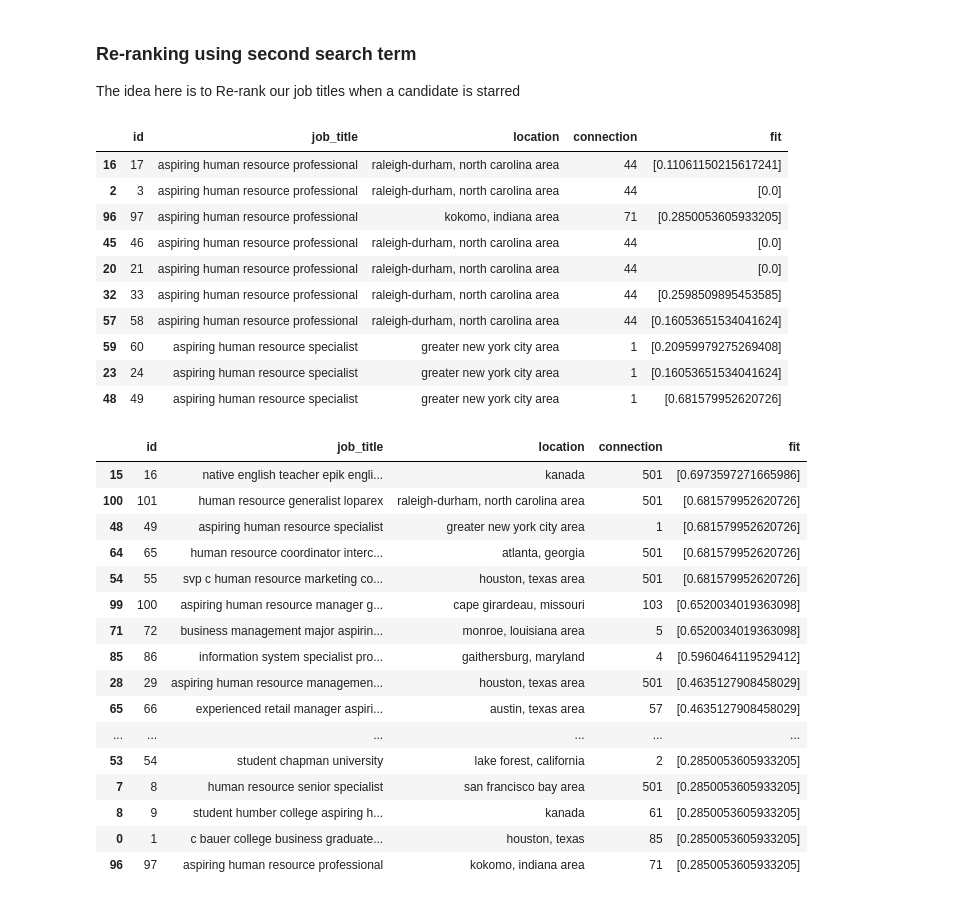
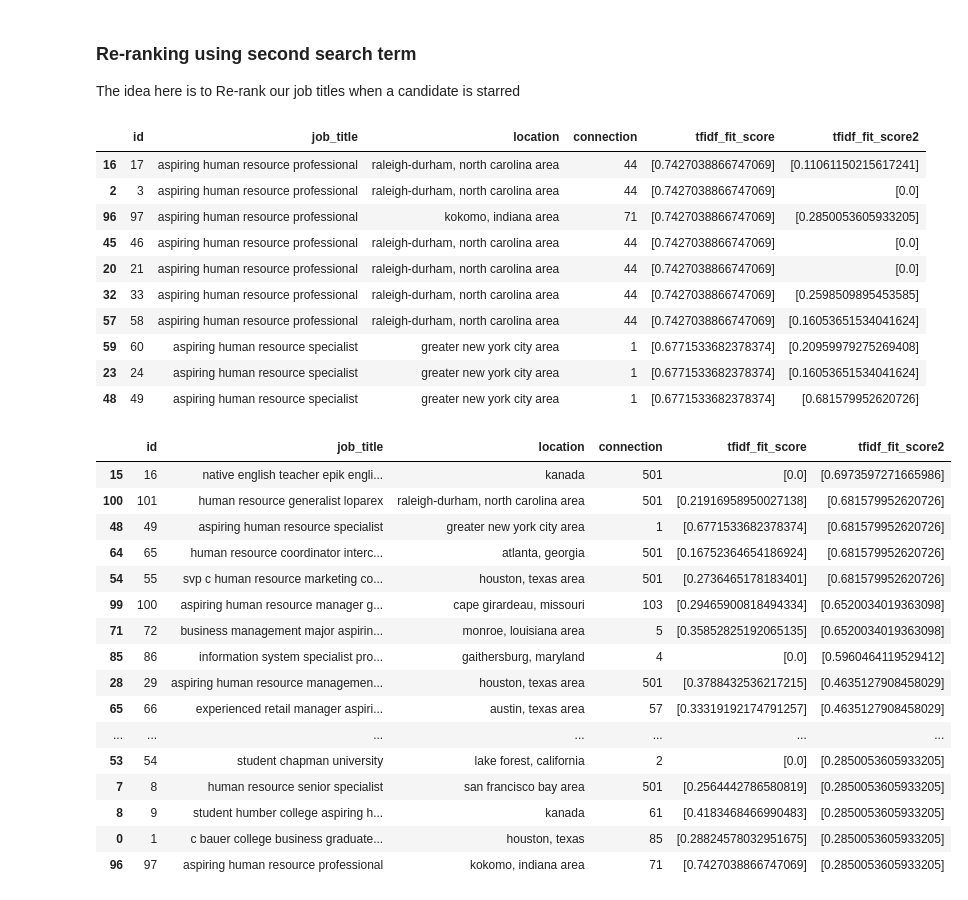
Before and after one commit to Ayesha-da/Potential_Talents, a Jupyter notebook: Potential_Talents1.ipynb, the cells around one changed output. Cells and saved outputs as stored; diff of their text form; code cells hidden in the pictures.

```diff
--- a/Potential_Talents1.ipynb
+++ b/Potential_Talents1.ipynb
@@ -250,6 +250,6 @@ similarity_matrix = cosine_similarity(df1_tvec, search_vec)
 # Get and rank the scores of the one search term only (similarity_matrix[i][0])
 # If you calculate for many search terms, you have to change this (with for loop outside)
 score_to_rank = [[similarity_matrix[i][0]] for i in range(len(similarity_matrix))]
-df['fit'] = score_to_rank
+df['tfidf_fit_score'] = score_to_rank
 df.head(10)
 # %% [output]
@@ -265,6 +265,6 @@ df.head(10)
 | 8 | 9 | student humber college aspiring h... | kanada | 61 | [0.4183468466990483] |
 | 9 | 10 | seeking human resource human reso... | greater philadelphia area | 501 | [0.39820515964754416] |
 # %%
-df.sort_values(by='fit', axis=0, ascending=False, inplace=True)
+df.sort_values(by='tfidf_fit_score', axis=0, ascending=False, inplace=True)
 df.head(20)
 # %% [output]
@@ -291,38 +291,38 @@ df.head(20)
 The idea here is to Re-rank our job titles when a candidate is starred
 # %%
 score_to_rank = [[similarity_matrix[i][1]] for i in range(len(similarity_matrix))]
-df['fit'] = score_to_rank
+df['tfidf_fit_score2'] = score_to_rank
 df.head(10)
 # %% [output]
-|  | id | job_title | location | connection | fit |
-| 16 | 17 | aspiring human resource professional | raleigh-durham, north carolina area | 44 | [0.11061150215617241] |
-| 2 | 3 | aspiring human resource professional | raleigh-durham, north carolina area | 44 | [0.0] |
-| 96 | 97 | aspiring human resource professional | kokomo, indiana area | 71 | [0.2850053605933205] |
-| 45 | 46 | aspiring human resource professional | raleigh-durham, north carolina area | 44 | [0.0] |
-| 20 | 21 | aspiring human resource professional | raleigh-durham, north carolina area | 44 | [0.0] |
-| 32 | 33 | aspiring human resource professional | raleigh-durham, north carolina area | 44 | [0.2598509895453585] |
-| 57 | 58 | aspiring human resource professional | raleigh-durham, north carolina area | 44 | [0.16053651534041624] |
-| 59 | 60 | aspiring human resource specialist | greater new york city area | 1 | [0.20959979275269408] |
-| 23 | 24 | aspiring human resource specialist | greater new york city area | 1 | [0.16053651534041624] |
-| 48 | 49 | aspiring human resource specialist | greater new york city area | 1 | [0.681579952620726] |
+|  | id | job_title | location | connection | tfidf_fit_score | tfidf_fit_score2 |
+| 16 | 17 | aspiring human resource professional | raleigh-durham, north carolina area | 44 | [0.7427038866747069] | [0.11061150215617241] |
+| 2 | 3 | aspiring human resource professional | raleigh-durham, north carolina area | 44 | [0.7427038866747069] | [0.0] |
+| 96 | 97 | aspiring human resource professional | kokomo, indiana area | 71 | [0.7427038866747069] | [0.2850053605933205] |
+| 45 | 46 | aspiring human resource professional | raleigh-durham, north carolina area | 44 | [0.7427038866747069] | [0.0] |
+| 20 | 21 | aspiring human resource professional | raleigh-durham, north carolina area | 44 | [0.7427038866747069] | [0.0] |
+| 32 | 33 | aspiring human resource professional | raleigh-durham, north carolina area | 44 | [0.7427038866747069] | [0.2598509895453585] |
+| 57 | 58 | aspiring human resource professional | raleigh-durham, north carolina area | 44 | [0.7427038866747069] | [0.16053651534041624] |
+| 59 | 60 | aspiring human resource specialist | greater new york city area | 1 | [0.6771533682378374] | [0.20959979275269408] |
+| 23 | 24 | aspiring human resource specialist | greater new york city area | 1 | [0.6771533682378374] | [0.16053651534041624] |
+| 48 | 49 | aspiring human resource specialist | greater new york city area | 1 | [0.6771533682378374] | [0.681579952620726] |
 # %%
-df.sort_values(by='fit', axis=0, ascending=False, inplace=True)
+df.sort_values(by='tfidf_fit_score2', axis=0, ascending=False, inplace=True)
 df.head(20)
 # %% [output]
-|  | id | job_title | location | connection | fit |
-| 15 | 16 | native english teacher epik engli... | kanada | 501 | [0.6973597271665986] |
-| 100 | 101 | human resource generalist loparex | raleigh-durham, north carolina area | 501 | [0.681579952620726] |
-| 48 | 49 | aspiring human resource specialist | greater new york city area | 1 | [0.681579952620726] |
-| 64 | 65 | human resource coordinator interc... | atlanta, georgia | 501 | [0.681579952620726] |
-| 54 | 55 | svp c human resource marketing co... | houston, texas area | 501 | [0.681579952620726] |
-| 99 | 100 | aspiring human resource manager g... | cape girardeau, missouri | 103 | [0.6520034019363098] |
-| 71 | 72 | business management major aspirin... | monroe, louisiana area | 5 | [0.6520034019363098] |
-| 85 | 86 | information system specialist pro... | gaithersburg, maryland | 4 | [0.5960464119529412] |
-| 28 | 29 | aspiring human resource managemen... | houston, texas area | 501 | [0.4635127908458029] |
-| 65 | 66 | experienced retail manager aspiri... | austin, texas area | 57 | [0.4635127908458029] |
-| ... | ... | ... | ... | ... | ... |
-| 53 | 54 | student chapman university | lake forest, california | 2 | [0.2850053605933205] |
-| 7 | 8 | human resource senior specialist | san francisco bay area | 501 | [0.2850053605933205] |
-| 8 | 9 | student humber college aspiring h... | kanada | 61 | [0.2850053605933205] |
-| 0 | 1 | c bauer college business graduate... | houston, texas | 85 | [0.2850053605933205] |
-| 96 | 97 | aspiring human resource professional | kokomo, indiana area | 71 | [0.2850053605933205] |
+|  | id | job_title | location | connection | tfidf_fit_score | tfidf_fit_score2 |
+| 15 | 16 | native english teacher epik engli... | kanada | 501 | [0.0] | [0.6973597271665986] |
+| 100 | 101 | human resource generalist loparex | raleigh-durham, north carolina area | 501 | [0.21916958950027138] | [0.681579952620726] |
+| 48 | 49 | aspiring human resource specialist | greater new york city area | 1 | [0.6771533682378374] | [0.681579952620726] |
+| 64 | 65 | human resource coordinator interc... | atlanta, georgia | 501 | [0.16752364654186924] | [0.681579952620726] |
+| 54 | 55 | svp c human resource marketing co... | houston, texas area | 501 | [0.2736465178183401] | [0.681579952620726] |
+| 99 | 100 | aspiring human resource manager g... | cape girardeau, missouri | 103 | [0.29465900818494334] | [0.6520034019363098] |
+| 71 | 72 | business management major aspirin... | monroe, louisiana area | 5 | [0.35852825192065135] | [0.6520034019363098] |
+| 85 | 86 | information system specialist pro... | gaithersburg, maryland | 4 | [0.0] | [0.5960464119529412] |
+| 28 | 29 | aspiring human resource managemen... | houston, texas area | 501 | [0.3788432536217215] | [0.4635127908458029] |
+| 65 | 66 | experienced retail manager aspiri... | austin, texas area | 57 | [0.33319192174791257] | [0.4635127908458029] |
+| ... | ... | ... | ... | ... | ... | ... |
+| 53 | 54 | student chapman university | lake forest, california | 2 | [0.0] | [0.2850053605933205] |
+| 7 | 8 | human resource senior specialist | san francisco bay area | 501 | [0.2564442786580819] | [0.2850053605933205] |
+| 8 | 9 | student humber college aspiring h... | kanada | 61 | [0.4183468466990483] | [0.2850053605933205] |
+| 0 | 1 | c bauer college business graduate... | houston, texas | 85 | [0.28824578032951675] | [0.2850053605933205] |
+| 96 | 97 | aspiring human resource professional | kokomo, indiana area | 71 | [0.7427038866747069] | [0.2850053605933205] |
```
Also changed, not shown: parts of 4 cells of this notebook.
